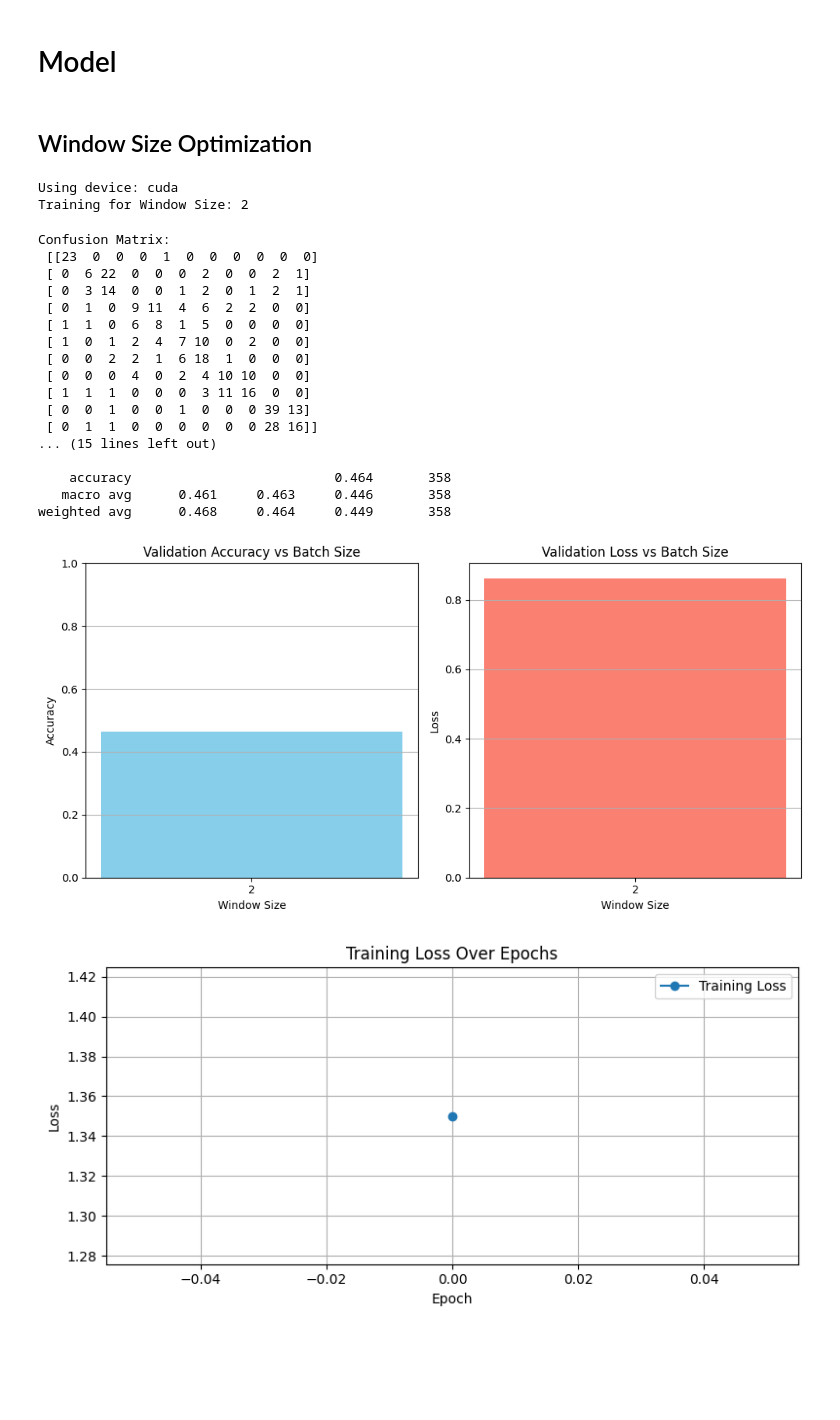
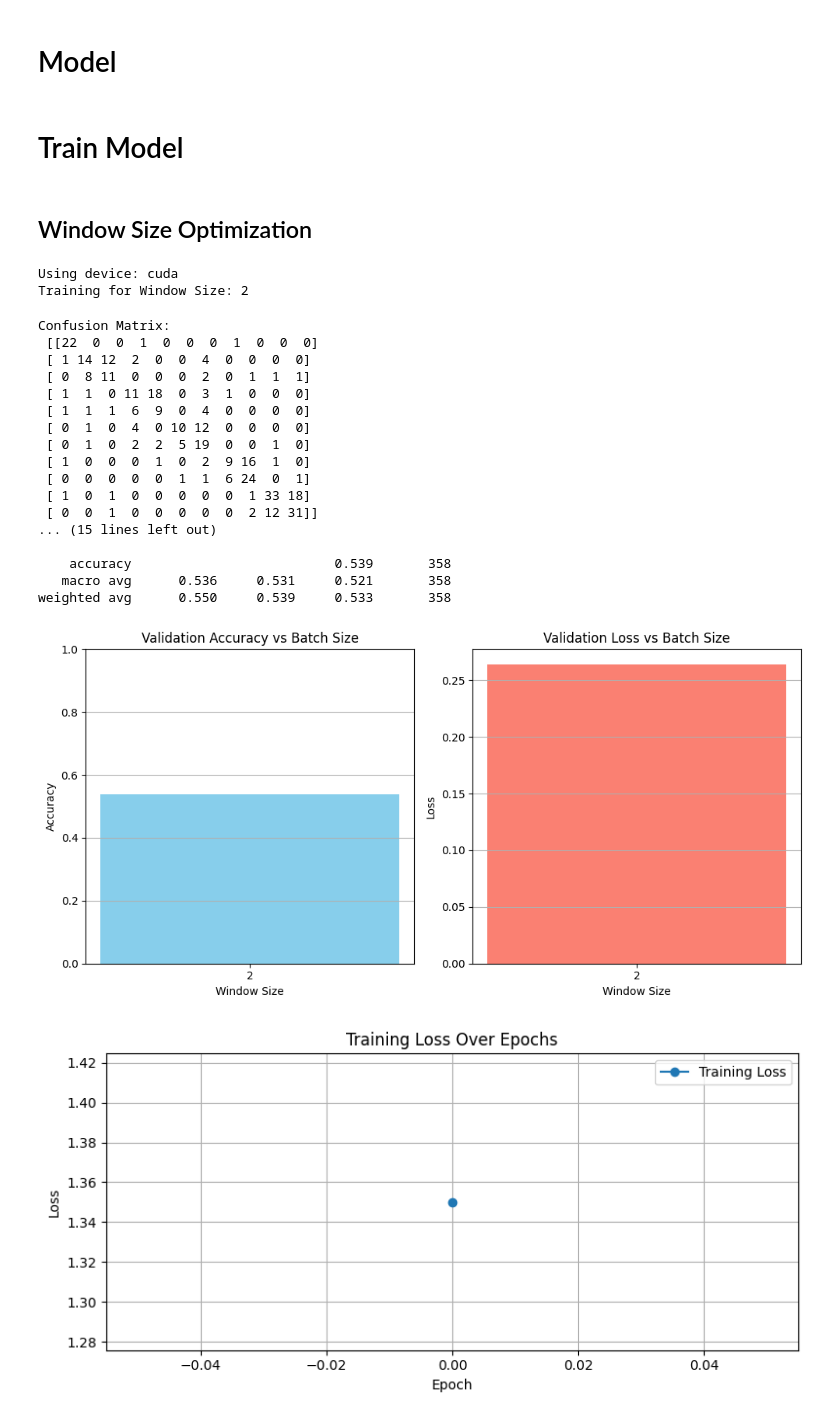
Before and after one commit to shawnzeeee/EEG_Signal_Processing, a Jupyter notebook: PythonNN/Model.ipynb, the cells around one changed output. Drawn from its saved outputs; the diff is of its cells as text; code cells hidden in the pictures; blank space fills up the shorter version.

Commit message:
New CNN + BiLSTM model

```diff
--- a/PythonNN/Model.ipynb
+++ b/PythonNN/Model.ipynb
@@ -315,3 +306,41 @@ class CNNLSTMClassifier(nn.Module):
+# %%
+class CNNBiLSTMClassifier(nn.Module):
+    def __init__(self, num_classes=11):
+        super(CNNBiLSTMClassifier, self).__init__()
+
+        self.cnn = nn.Sequential(
+            nn.Conv1d(4, 32, kernel_size=5, padding=2),
+            nn.BatchNorm1d(32),
+            nn.ReLU(),
+            nn.MaxPool1d(2),
+            nn.Conv1d(32, 64, kernel_size=5, padding=2),
+            nn.BatchNorm1d(64),
+            nn.ReLU(),
+            nn.MaxPool1d(2)
+        )
+
+        self.lstm = nn.LSTM(input_size=64, hidden_size=32, batch_first=True, bidirectional=True)
+
+        self.bn = nn.BatchNorm1d(32 * 2)  # Match hidden size
+
+        self.classifier = nn.Sequential(
+            nn.Linear(32 * 2, 32),
+            nn.ReLU(),
+            nn.Dropout(0.3),
+            nn.Linear(32, num_classes)
+        )
+
+    def forward(self, x):
+        x = self.cnn(x)  # → (B, 64, T)
+        x = x.permute(0, 2, 1)  # (B, T, 64)
+
+        _, (hn, _) = self.lstm(x)  # hn: (2, B, 32) if bidirectional=True
+        hn = torch.cat((hn[0], hn[1]), dim=1)  # (B, 64)
+
+        hn = self.bn(hn)  # BatchNorm on full concatenated hidden state
+        return self.classifier(hn)
+# %% [markdown]
+# Train Model
 # %%
 def train_model(model, train_loader, val_loader, optimizer, criterion, num_epochs=30, device='cuda'):
     model.to(device)
@@ -380,65 +409,65 @@ losses = []
 for window_size in window_sizes:
     print("Training for Window Size:", window_size)
 
-    model = EEG_LSTMClassifier()
+    model = CNNBiLSTMClassifier()
     optimizer = torch.optim.Adam(model.parameters(), lr=0.001)
     #criterion = nn.CrossEntropyLoss(reduction='none')
     criterion = nn.CrossEntropyLoss()
 
 
-    training_dataset = EEGWindowDataset("ShawnAndNickTrainingData/combined_data.csv", "ShawnAndNickTrainingData/training_data.csv", sampling_rate=250, window_sec=window_size)
-    testing_dataset = EEGWindowDataset("ShawnAndNickTrainingData/combined_data.csv", "ShawnAndNickTrainingData/testing_data.csv", sampling_rate=250, window_sec=window_size)
+    training_dataset = EEGDatasetCNNLSTM("ShawnAndNickTrainingData/combined_data.csv", "ShawnAndNickTrainingData/training_data.csv", sampling_rate=250, window_sec=window_size)
+    testing_dataset = EEGDatasetCNNLSTM("ShawnAndNickTrainingData/combined_data.csv", "ShawnAndNickTrainingData/testing_data.csv", sampling_rate=250, window_sec=window_size)
 
     train_loader = DataLoader(training_dataset, batch_size=64, shuffle=True)
     val_loader = DataLoader(testing_dataset, batch_size=64, shuffle=False)
 
-    acc, loss, cm = train_model(model, train_loader, val_loader, optimizer, criterion, num_epochs=1000, device=device)
+    acc, loss, cm = train_model(model, train_loader, val_loader, optimizer, criterion, num_epochs=500, device=device)
     cm_array.append(cm)
     accuracies.append(acc)
     losses.append(loss)
 
 plt.figure(figsize=(10, 5))
 
 # Accuracy bar plot
 plt.subplot(1, 2, 1)
 plt.bar([str(bs) for bs in window_sizes], accuracies, color='skyblue')
 plt.title("Validation Accuracy vs Batch Size")
 plt.xlabel("Window Size")
 plt.ylabel("Accuracy")
 plt.ylim(0, 1)
 plt.grid(True, axis='y')
 
 # Loss bar plot
 plt.subplot(1, 2, 2)
 plt.bar([str(bs) for bs in window_sizes], losses, color='salmon')
 plt.title("Validation Loss vs Batch Size")
 plt.xlabel("Window Size")
 plt.ylabel("Loss")
 plt.grid(True, axis='y')
 
 plt.tight_layout()
 plt.show()
 # %% [output]
 Using device: cuda
 Training for Window Size: 2
 Confusion Matrix:
- [[23  0  0  0  1  0  0  0  0  0  0]
- [ 0  6 22  0  0  0  2  0  0  2  1]
- [ 0  3 14  0  0  1  2  0  1  2  1]
- [ 0  1  0  9 11  4  6  2  2  0  0]
- [ 1  1  0  6  8  1  5  0  0  0  0]
- [ 1  0  1  2  4  7 10  0  2  0  0]
- [ 0  0  2  2  1  6 18  1  0  0  0]
- [ 0  0  0  4  0  2  4 10 10  0  0]
- [ 1  1  1  0  0  0  3 11 16  0  0]
- [ 0  0  1  0  0  1  0  0  0 39 13]
- [ 0  1  1  0  0  0  0  0  0 28 16]]
+ [[22  0  0  1  0  0  0  1  0  0  0]
+ [ 1 14 12  2  0  0  4  0  0  0  0]
+ [ 0  8 11  0  0  0  2  0  1  1  1]
+ [ 1  1  0 11 18  0  3  1  0  0  0]
+ [ 1  1  1  6  9  0  4  0  0  0  0]
+ [ 0  1  0  4  0 10 12  0  0  0  0]
+ [ 0  1  0  2  2  5 19  0  0  1  0]
+ [ 1  0  0  0  1  0  2  9 16  1  0]
+ [ 0  0  0  0  0  1  1  6 24  0  1]
+ [ 1  0  1  0  0  0  0  0  1 33 18]
+ [ 0  0  1  0  0  0  0  0  2 12 31]]
 ... (15 lines left out)
 
-    accuracy                          0.464       358
-   macro avg      0.461     0.463     0.446       358
-weighted avg      0.468     0.464     0.449       358
+    accuracy                          0.539       358
+   macro avg      0.536     0.531     0.521       358
+weighted avg      0.550     0.539     0.533       358
-[figure, old version]
+[figure, new version]
 # %%
 torch.save(model.state_dict(), "model.pth")
 # %%
```
Also changed, not shown: parts of 3 cells of this notebook, 7 other files.
